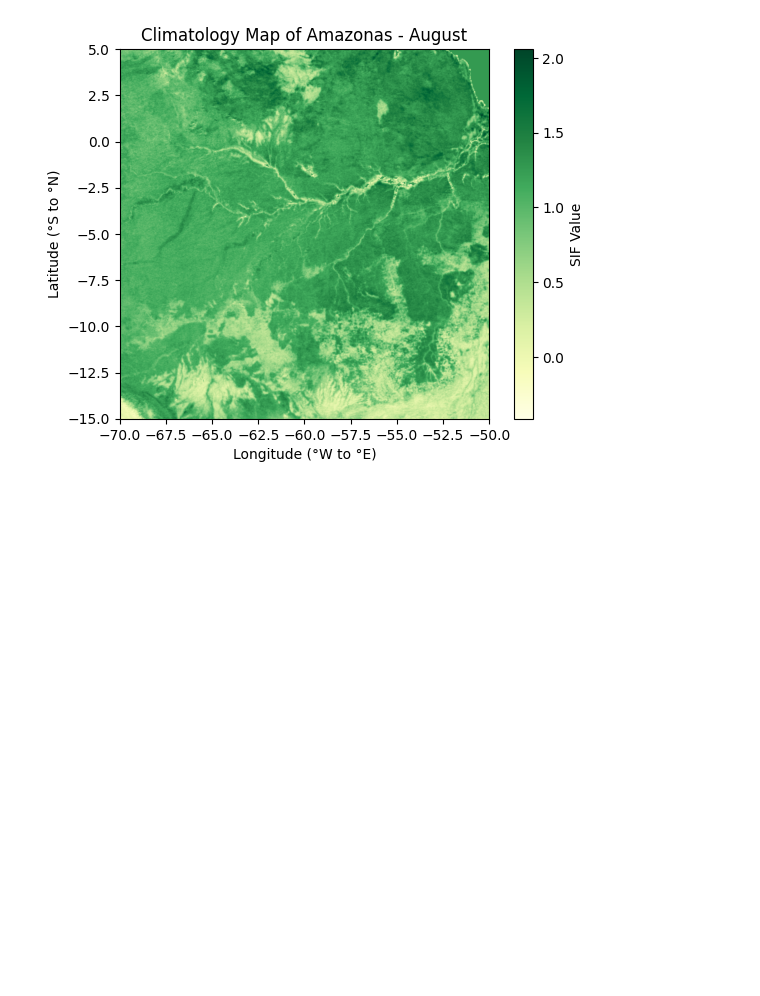
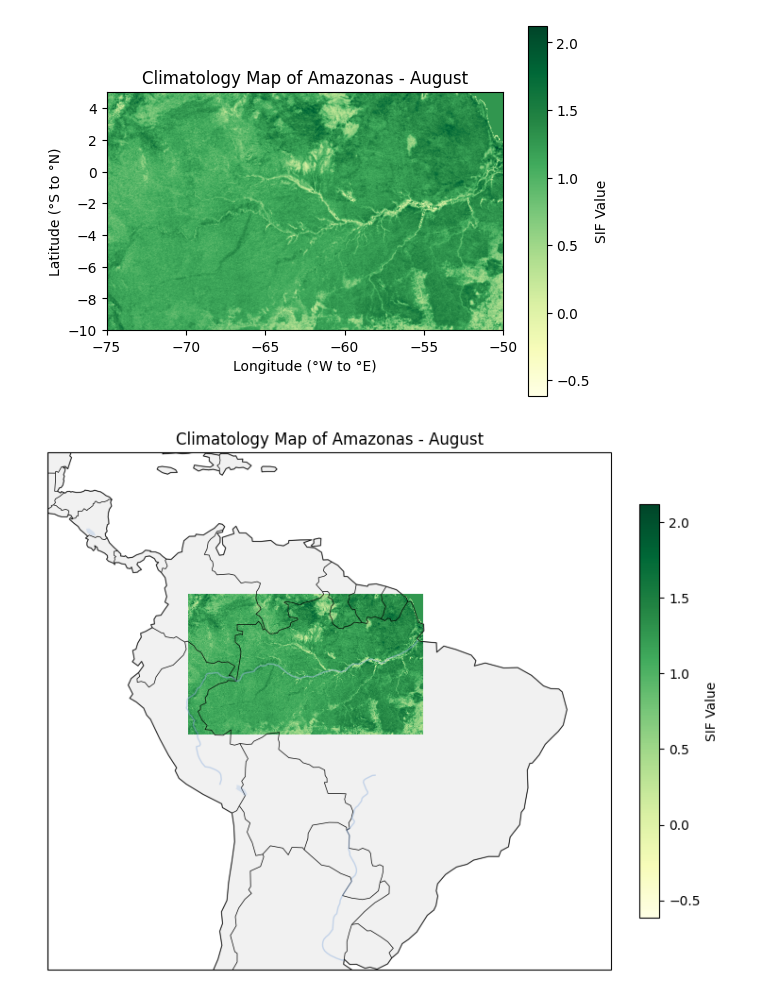
Before and after one commit to raviolihui/SIF_anomalies, a Jupyter notebook: TROPOMI_AE.ipynb, the cells around one changed output. Saved outputs shown, nothing was run; the diff lists cells and outputs as text; code cells hidden in the pictures; blank space fills up the shorter version.

```diff
--- a/TROPOMI_AE.ipynb
+++ b/TROPOMI_AE.ipynb
@@ -69,13 +157,12 @@ Fixed sif_monthly shape: (6, 12, 911, 910)
 # %%
 has_nans = np.isnan(sif_monthly).any()
 print("Does sif_monthly contain NaNs?", has_nans)
-# Calculate the mean of sif_monthly ignoring NaNs
 mean_sif_monthly = np.nanmean(sif_monthly)
+sif_monthly = np.nan_to_num(sif_monthly, nan=mean_sif_monthly)
+# Exclude years 2023 and 2024 (last two years) for climatology calculation
+sif_monthly_climatology = sif_monthly[:4]  # shape: (4, 12, lat, lon)
+climatology = np.nanmean(sif_monthly_climatology, axis=0)
 
-# Replace NaNs in sif_monthly with the calculated mean
-sif_monthly = np.nan_to_num(sif_monthly, nan=mean_sif_monthly)
-# Compute climatology: Average across years per month (ignoring NaNs)
-climatology = np.nanmean(sif_monthly, axis=0)
 
 # Compute monthly means: Average over spatial dimensions
 monthly_means = np.nanmean(climatology, axis=(1, 2))  # Shape: (12,)
@@ -138,15 +228,50 @@ plt.show()
 # %%
 # Choose a month (0-11)
 month_idx = 7  # August
 plt.imshow(climatology[month_idx], cmap='YlGn', origin = 'lower',  extent=[lon_min, lon_max, lat_min, lat_max])
 plt.colorbar(label='SIF Value')
 plt.xlabel("Longitude (°W to °E)")
 plt.ylabel("Latitude (°S to °N)")
 plt.title(f"Climatology Map of Amazonas - {months[month_idx]}")
 plt.show()
-# Add a map of the area with coordinates#
+
+# Choose a month (0 = January, ..., 11 = December)
+month_idx = 7  # August
+
+# Get the SIF data slice (2D array)
+sif_data = climatology[month_idx]
+
+# Generate coordinate grids
+lat = np.linspace(lat_min, lat_max, sif_data.shape[0])
+lon = np.linspace(lon_min, lon_max, sif_data.shape[1])
+lon2d, lat2d = np.meshgrid(lon, lat)
+
+# Create a Cartopy map
+fig = plt.figure(figsize=(10, 6))
+ax = plt.axes(projection=ccrs.PlateCarree())
+ax.set_extent([-90, -30, -35, 20], crs=ccrs.PlateCarree())  # Wider region for context
+
+# Add features (land, borders, etc.)
+ax.add_feature(cfeature.LAND, facecolor="lightgray", edgecolor="black", alpha=0.3)
+ax.add_feature(cfeature.BORDERS, linewidth=0.5)
+ax.add_feature(cfeature.COASTLINE, linewidth=0.5)
+ax.add_feature(cfeature.RIVERS, alpha=0.5)
+ax.add_feature(cfeature.LAKES, alpha=0.3)
+
+# Plot the SIF data
+im = ax.pcolormesh(lon2d, lat2d, sif_data, cmap="YlGn", shading="auto", transform=ccrs.PlateCarree())
+
+# Add colorbar
+cbar = plt.colorbar(im, ax=ax, orientation="vertical", pad=0.03, shrink=0.8)
+cbar.set_label("SIF Value")
+
+# Add labels
+plt.title(f"Climatology Map of Amazonas - {months[month_idx]}")
+plt.tight_layout()
+plt.show()
 # %% [output]
-[figure, old version]
+[figure, new version]
+[figure, added]
 # %%
 
 def create_strided_downsamples(data, modulo):
```
Also changed, not shown: parts of 21 cells of this notebook, 7 other files.
